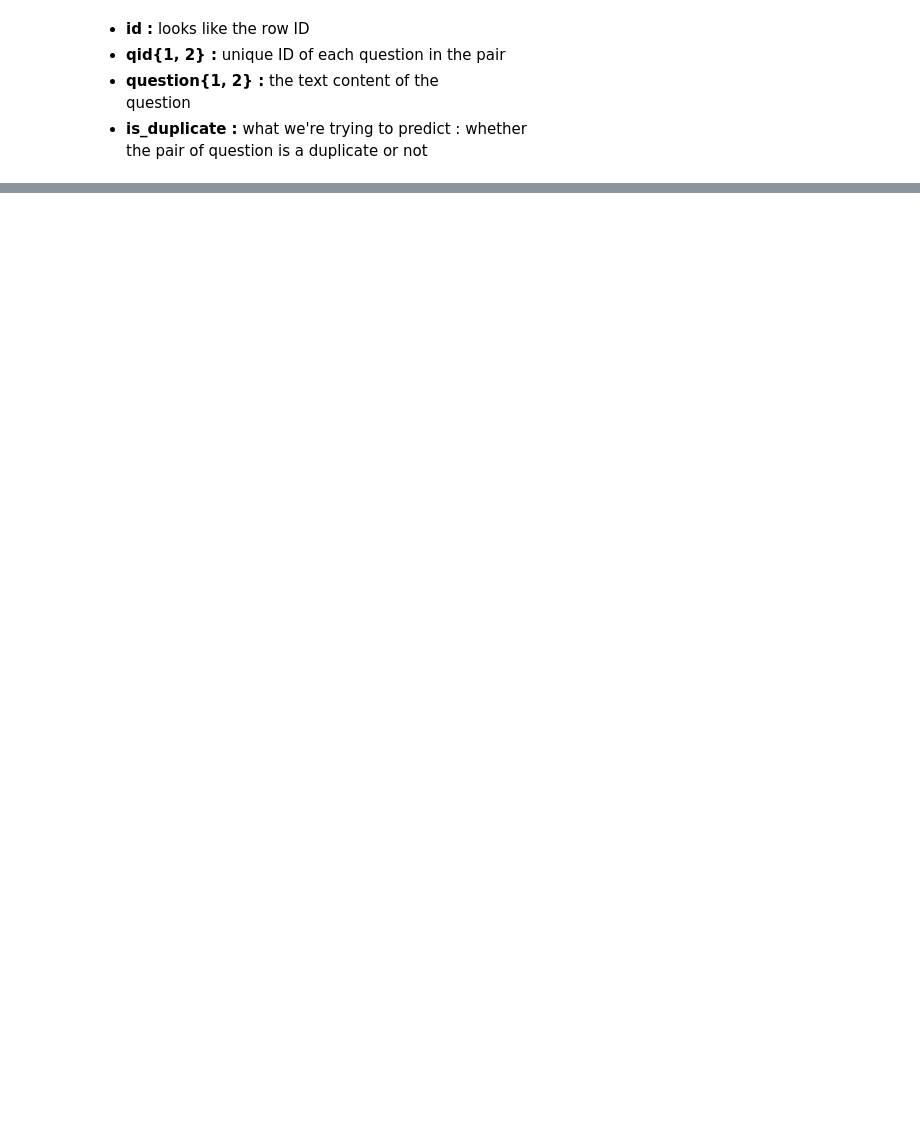
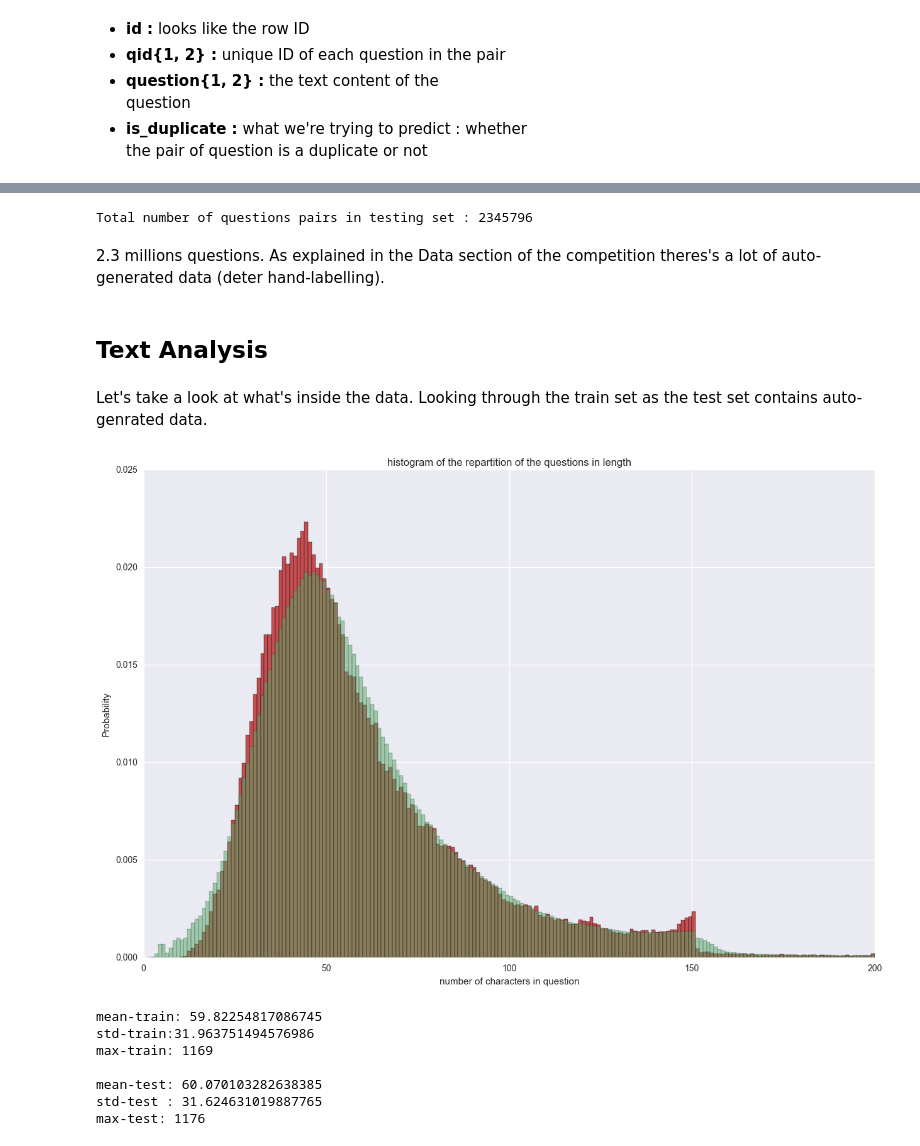
Before and after one commit to Quentinvajou/kaggle-quora-nlp, a Jupyter notebook: eda_quora_nlp.ipynb, the cells around one changed output, grey strips where cells are left out. Drawn from its saved outputs; the diff is of its cells as text; code cells hidden in the pictures; blank space fills up the shorter version.

```diff
--- a/eda_quora_nlp.ipynb
+++ b/eda_quora_nlp.ipynb
@@ -33,0 +72,11 @@ df_train.head()
+# %%
+p = df_train["is_duplicate"].mean()
+#print(np.zeros_like(df_train["is_duplicate"].head(15)) + p)
+#print(df_train["is_duplicate"])
+print("Predicted Score : ", log_loss(df_train["is_duplicate"], np.zeros_like(df_train["is_duplicate"]) + p))
+
+df_test = pd.read_csv('./input/test.csv')
+#print(df_test.head())
+sub = pd.DataFrame({'test_id': df_test["test_id"], 'is_duplicate': p})
+sub.to_csv("naive_submission.csv", index=False)
+sub.head()
@@ -33,0 +111,36 @@ df_train.head()
+# %%
+print("Total number of questions pairs in testing set : {}".format(len(df_test)))
+# %% [output]
+Total number of questions pairs in testing set : 2345796
+# %% [markdown]
+2.3 millions questions. As explained in the Data section of the competition theres's a lot of auto-generated data (deter hand-labelling).
+# %% [markdown]
+## Text Analysis
+# %% [markdown]
+Let's take a look at what's inside the data. Looking through the train set as the test set contains auto-genrated data.
+# %%
+train_qs = pd.Series(df_train['question1'].tolist() + df_train['question2'].tolist()).astype(str)
+test_qs = pd.Series(df_test['question1'].tolist() + df_test['question2'].tolist()).astype(str)
+#print(train_qs.head(15))
+
+dist_train = train_qs.apply(len)
+dist_test = test_qs.apply(len)
+
+plt.figure(figsize=(15,10))
+plt.hist(dist_train, bins=200, normed=True, color=pal[2], range=[0,200], label='train')
+plt.hist(dist_test, bins=200, normed=True, color=pal[1], range=[0,200], label='test', alpha=0.5)
+plt.title('histogram of the repartition of the questions in length')
+plt.xlabel('number of characters in question')
+plt.ylabel('Probability')
+plt.show()
+
+print("mean-train: {}\nstd-train:{}\nmax-train: {}\n\nmean-test: {}\nstd-test : {}\nmax-test: {}".format(dist_train.mean(), dist_train.std(), dist_train.max(), dist_test.mean(), dist_test.std(), dist_test.max()))
+# %% [output]
+[figure, added]
+mean-train: 59.82254817086745
+std-train:31.963751494576986
+max-train: 1169
+
+mean-test: 60.070103282638385
+std-test : 31.624631019887765
+max-test: 1176
```
Also changed, not shown: parts of 18 cells of this notebook, 1 other file.
